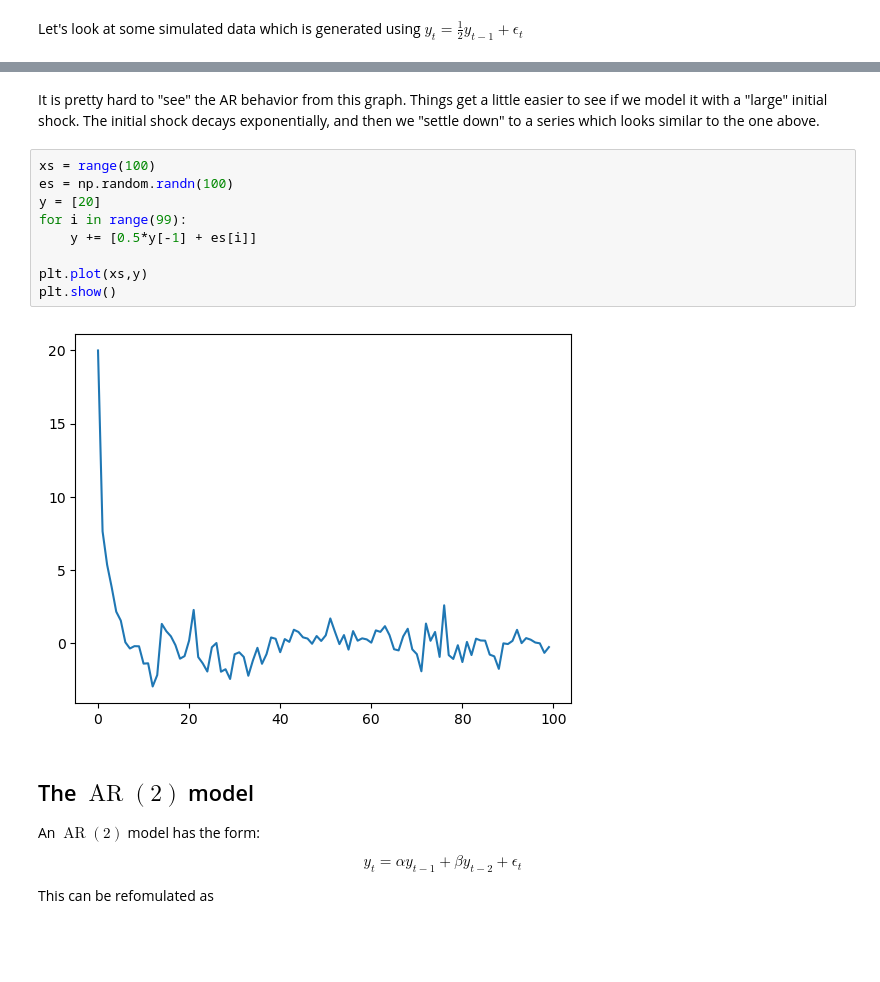
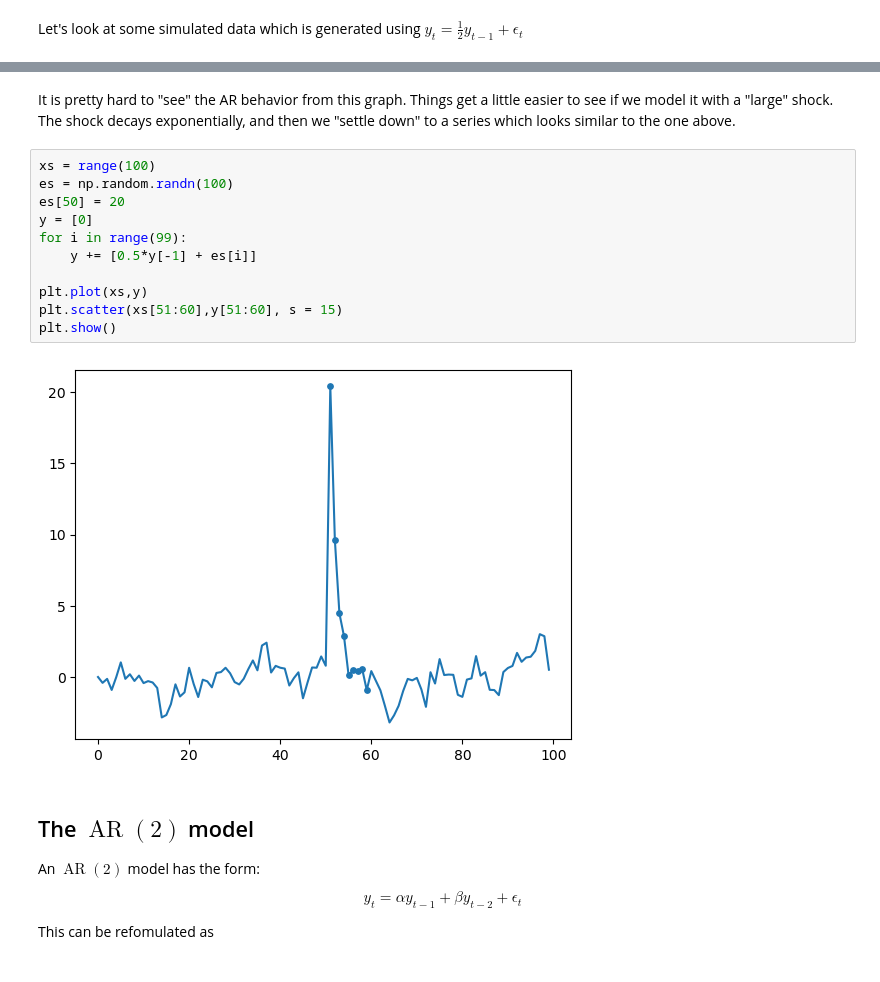
Before and after one commit to parabamoghv/Erdos_AU2024_copy, a Jupyter notebook: week_07_time_series_II/lecture_7/2_Auto_Regressive.ipynb, the cells around one changed output, grey strips where cells are left out. Saved outputs shown, nothing was run; the diff lists cells and outputs as text.

```diff
--- a/week_07_time_series_II/lecture_7/2_Auto_Regressive.ipynb
+++ b/week_07_time_series_II/lecture_7/2_Auto_Regressive.ipynb
@@ -97,16 +97,18 @@ plt.show()
 # %% [markdown]
-It is pretty hard to "see" the AR behavior from this graph.  Things get a little easier to see if we model it with a "large" initial shock.  The initial shock decays exponentially, and then we "settle down" to a series which looks similar to the one above.
+It is pretty hard to "see" the AR behavior from this graph.  Things get a little easier to see if we model it with a "large" shock.  The shock decays exponentially, and then we "settle down" to a series which looks similar to the one above.
 # %%
 xs = range(100)
 es = np.random.randn(100)
-y = [20]
+es[50] = 20
+y = [0]
 for i in range(99):
     y += [0.5*y[-1] + es[i]]
 
 plt.plot(xs,y)
+plt.scatter(xs[51:60],y[51:60], s = 15)
 plt.show()
 # %% [output]
-[figure, old version]
+[figure, new version]
 # %% [markdown]
 ## The $\operatorname{AR}(2)$ model
 
```
Also changed, not shown: parts of 5 cells of this notebook, 8 other files.
